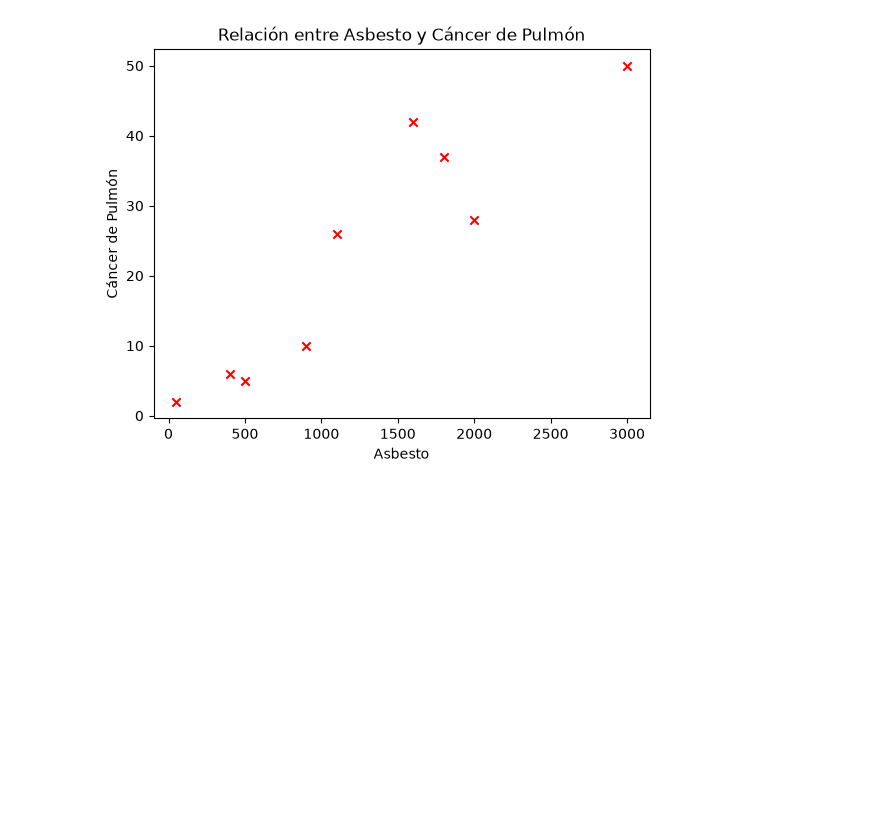
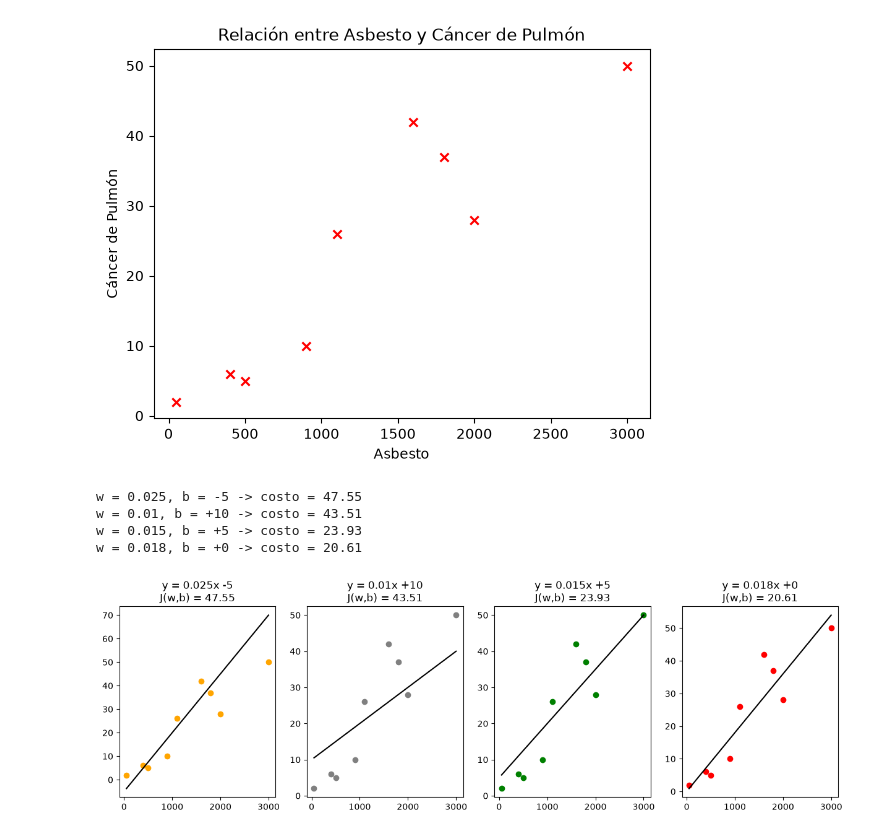
Before and after one commit to EliSM18/Ejercicios_Inteligencia_Artificial, a Jupyter notebook: TareaRegresionFuncionCosto/Regresion_Asbesto_Cancer.ipynb, the cells around one changed output. Cells and saved outputs as stored; diff of their text form; code cells hidden in the pictures; blank space fills up the shorter version.

```diff
--- a/TareaRegresionFuncionCosto/Regresion_Asbesto_Cancer.ipynb
+++ b/TareaRegresionFuncionCosto/Regresion_Asbesto_Cancer.ipynb
@@ -28,6 +28,43 @@ plt.ylabel('Cáncer de Pulmón')
 plt.show()
 # %% [output]
 [figure]
+# %%
+def compute_cost(x, y, w, b):
+    """
+    Calcula la función de costo (error cuadrático medio) de un modelo lineal.
+
+    Args:
+        x (ndarray (m,)): Datos de entrada, m ejemplos.
+        y (ndarray (m,)): Valores objetivo.
+        w,b (scalar): Parámetros del modelo.
+    Returns:
+        costo (float): J(w,b) = (1/2m) * Σ (f_wb(x_i) - y_i)^2
+    """
+    m = x.shape[0]
+    f_wb = w * x + b
+    return np.sum((f_wb - y) ** 2) / (2 * m)
+# %%
+# Ecuaciones candidatas (w, b), de mayor a menor costo
+candidatos = [(0.025, -5), (0.01, 10), (0.015, 5), (0.018, 0)]
+colores = ['orange', 'gray', 'green', 'red']
+
+fig, axs = plt.subplots(1,4, figsize=(15,4))
+
+for ax, (w_c, b_c), color in zip(axs, candidatos, colores):
+    y_p = w_c * x_train + b_c
+    costo = compute_cost(x_train, y_train, w_c, b_c)
+    ax.scatter(x_train, y_train, color=color)
+    ax.plot(x_train, y_p, color='black')
+    ax.set_title(f'y = {w_c}x {b_c:+}\nJ(w,b) = {costo:.2f}')
+    print(f'w = {w_c}, b = {b_c:+} -> costo = {costo:.2f}')
+
+plt.show()
+# %% [output]
+w = 0.025, b = -5 -> costo = 47.55
+w = 0.01, b = +10 -> costo = 43.51
+w = 0.015, b = +5 -> costo = 23.93
+w = 0.018, b = +0 -> costo = 20.61
+[figure, added]
 # %%
 def compute_model_output(x, w, b):
     """
```
Also changed, not shown: parts of 5 cells of this notebook.
